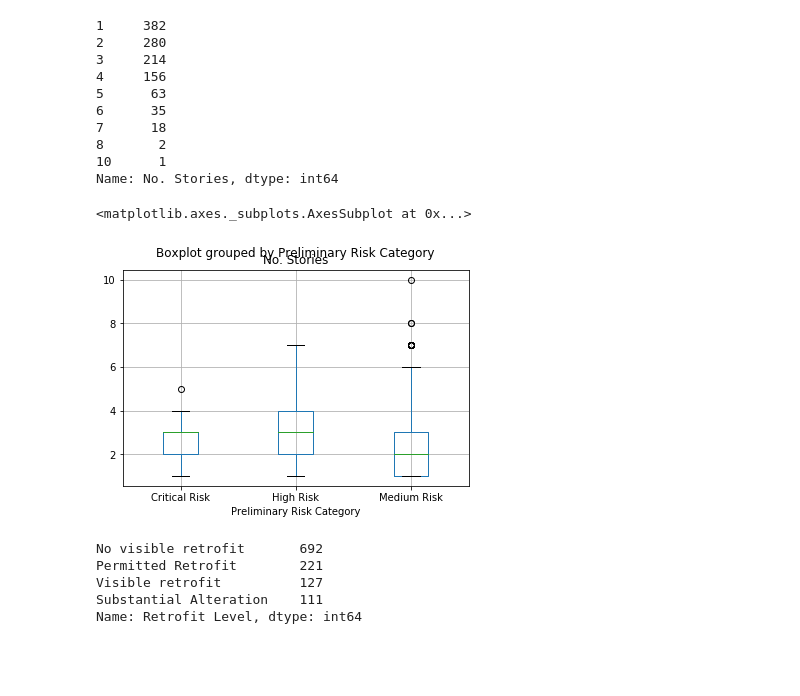
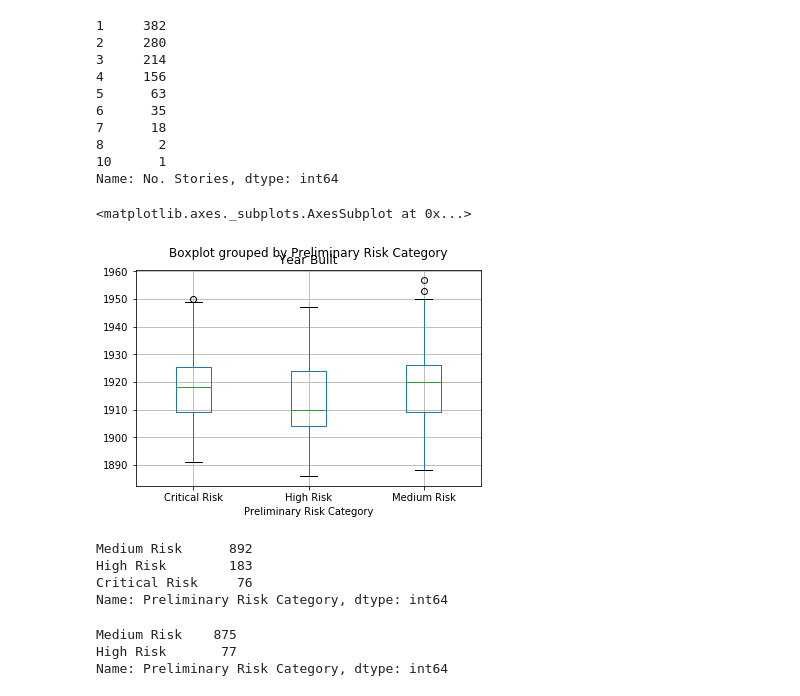
Before and after one commit to Brent-Graner/Seattle_URM_Schools, a Jupyter notebook: Seattle_URM_Schools.ipynb, the cells around one changed output. Cells and saved outputs as stored; diff of their text form; code cells hidden in the pictures; blank space fills up the shorter version.

```diff
--- a/Seattle_URM_Schools.ipynb
+++ b/Seattle_URM_Schools.ipynb
@@ -223,23 +280,37 @@ Name: No. Stories, dtype: int64
 # %%
 #Nothing really unexpected here, though I'm surprised someone managed to erect a 10-story building without even using rebar.
 # %%
-#Let's look at the building heights by risk category with a simple box plot
-urm.boxplot(column='No. Stories', by = "Preliminary Risk Category")
+#Let's look at the building heights by risk category with a simple box plot, just for fun:
+urm.boxplot(column='Year Built', by = "Preliminary Risk Category")
 # %% [output]
 <matplotlib.axes._subplots.AxesSubplot at 0x...>
-[figure, old version]
+[figure, new version]
 # %%
 #Bearing in mind that the 'Critical Risk' category isn't really meaningful, it would seem that taller buildings are more risky, on the whole. This makes intuitive sense.
-# %%
-urm['Retrofit Level'].value_counts()
-# %% [output]
-No visible retrofit       692
-Permitted Retrofit        221
-Visible retrofit          127
-Substantial Alteration    111
-Name: Retrofit Level, dtype: int64
 # %%
 #With no continuous variables, the algorithm of choice should be suitable for classification problems. There is an intuitive hierarchy when it comes to the relevance ot the set of variables - for instance, we would expect that the retrofit status is far more important to the risk level of a building than which neighborhood it's in. It looks like the problem calls for a decision tree algorithm, which will be implemented below.
+# %%
+#Now we need to separate the single dataframe urm into two: one frame with no schools for training the model, the other frame with all schools which will be used to make predictions. Start by checking the risk categories for the existing dataframe
+urm['Preliminary Risk Category'].value_counts()
+# %% [output]
+Medium Risk      892
+High Risk        183
+Critical Risk     76
+Name: Preliminary Risk Category, dtype: int64
+# %%
+#Define the training data set as the set of buildings that don't correspond to 'Critical Risk'
+train_data = urm[urm['Building Use']  != 'Schools']
+train_data = train_data[train_data['Building Use'] != 'Emergency']
+
+#Get rid of the 'Public Assembly' buildings as well, on account of the anomalous ratio of medium/high risk buildings
+train_data = train_data[train_data['Building Use'] != 'Public Assembly']
+
+#Check to see if the separation is complete-should be no more 'Critical Risk' entries
+train_data['Preliminary Risk Category'].value_counts()
+# %% [output]
+Medium Risk    875
+High Risk       77
+Name: Preliminary Risk Category, dtype: int64
 # %%
 #Since sklearn requires all inputs to be numeric, we should convert the categorical variable 'Retrofit Status' to numeric by encoding the categories
 from sklearn.preprocessing import LabelEncoder
```
Also changed, not shown: parts of 31 cells of this notebook.
